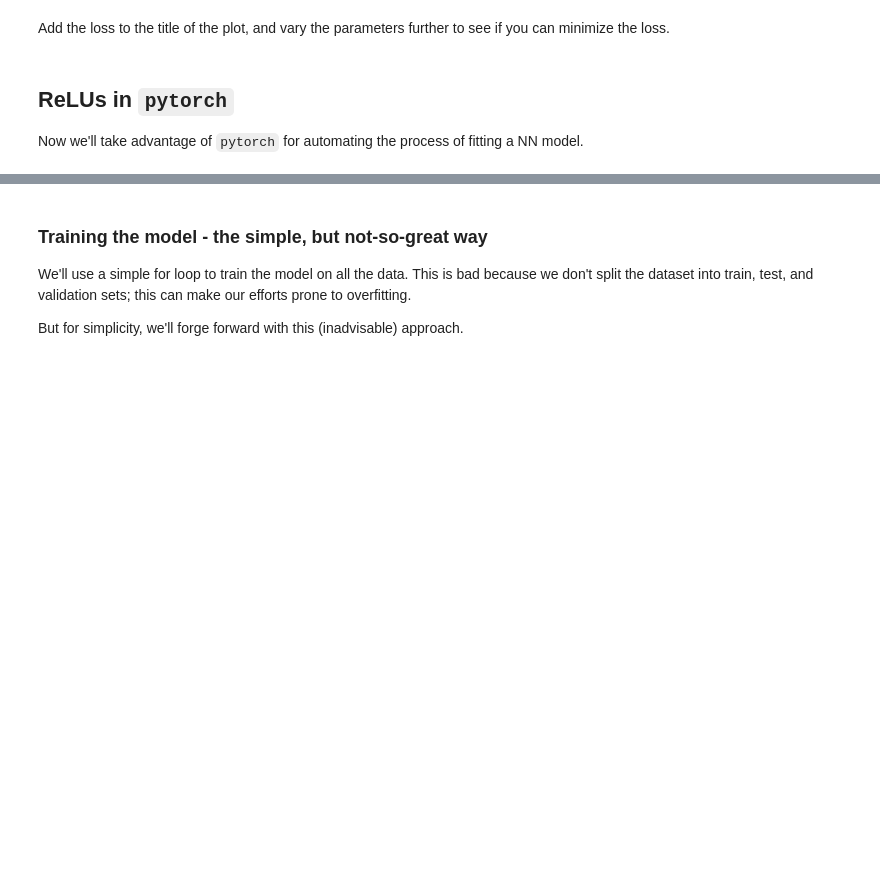
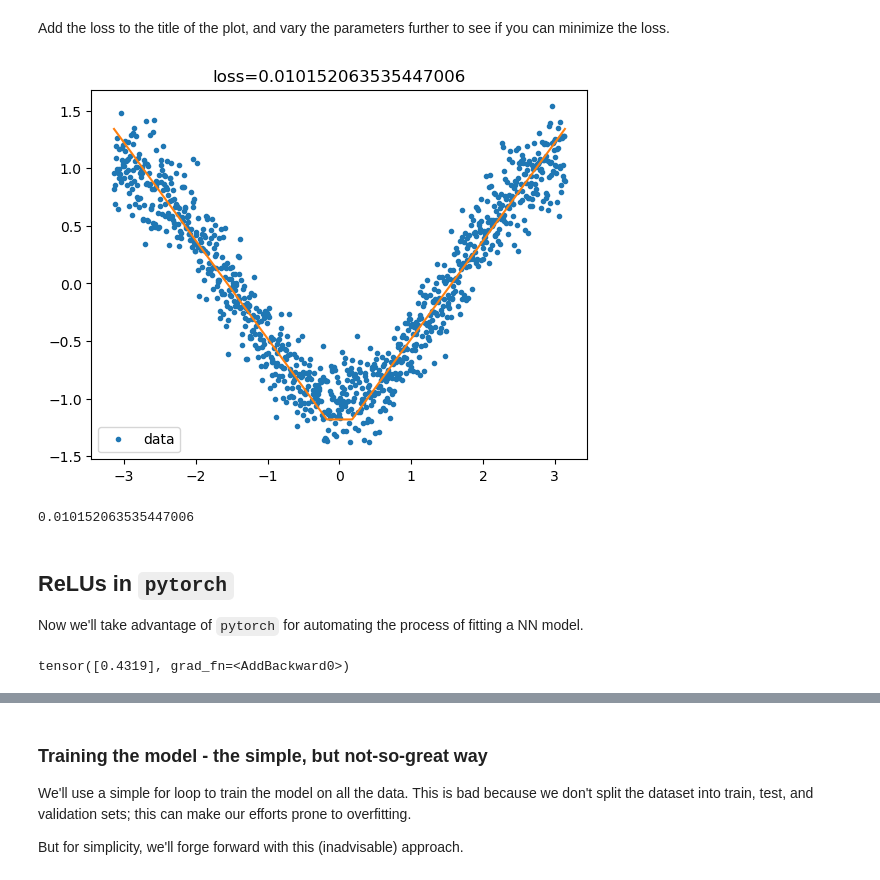
Before and after one commit to Evan-PC-chiang/Class, a Jupyter notebook: lesson_07/Copy_of_07_workalong01_machine_learning_basics.ipynb, the cells around one changed output, grey strips where cells are left out. Saved outputs shown, nothing was run; the diff lists cells and outputs as text; code cells hidden in the pictures; blank space fills up the shorter version.

```diff
--- a/lesson_07/Copy_of_07_workalong01_machine_learning_basics.ipynb
+++ b/lesson_07/Copy_of_07_workalong01_machine_learning_basics.ipynb
@@ -138,3 +117,22 @@ Add the loss to the title of the plot, and vary the parameters further to see if
+# %%
+""" Vary parameters, minimizing the loss (include loss in title). """
+x = np.linspace(-np.pi, np.pi, 1000)
+y = relu_sum(x = x, w = (-0.85,0.85), b = (0.15,0.15), bias=-1.48)
+
+fig, ax = plt.subplots()
+
+ax.plot(x, noisy_data, '.', label="data")
+ax.plot(x,y)
+ax.legend()
+ax.set_title(f"loss={loss(y_true,y)}")
+
+plt.show()
+# %% [output]
+[figure, added]
+# %%
+loss(y_true,y)
+# %% [output]
+0.010152063535447006
 # %% [markdown]
 ## ReLUs in `pytorch`
 
@@ -150,0 +163,7 @@ torch.manual_seed(5984)
+# %%
+test_net = Net()
+
+xx = torch.tensor([3.])
+test_net(xx)
+# %% [output]
+tensor([0.4319], grad_fn=<AddBackward0>)
```
Also changed, not shown: parts of 13 cells of this notebook, 2 other files.
